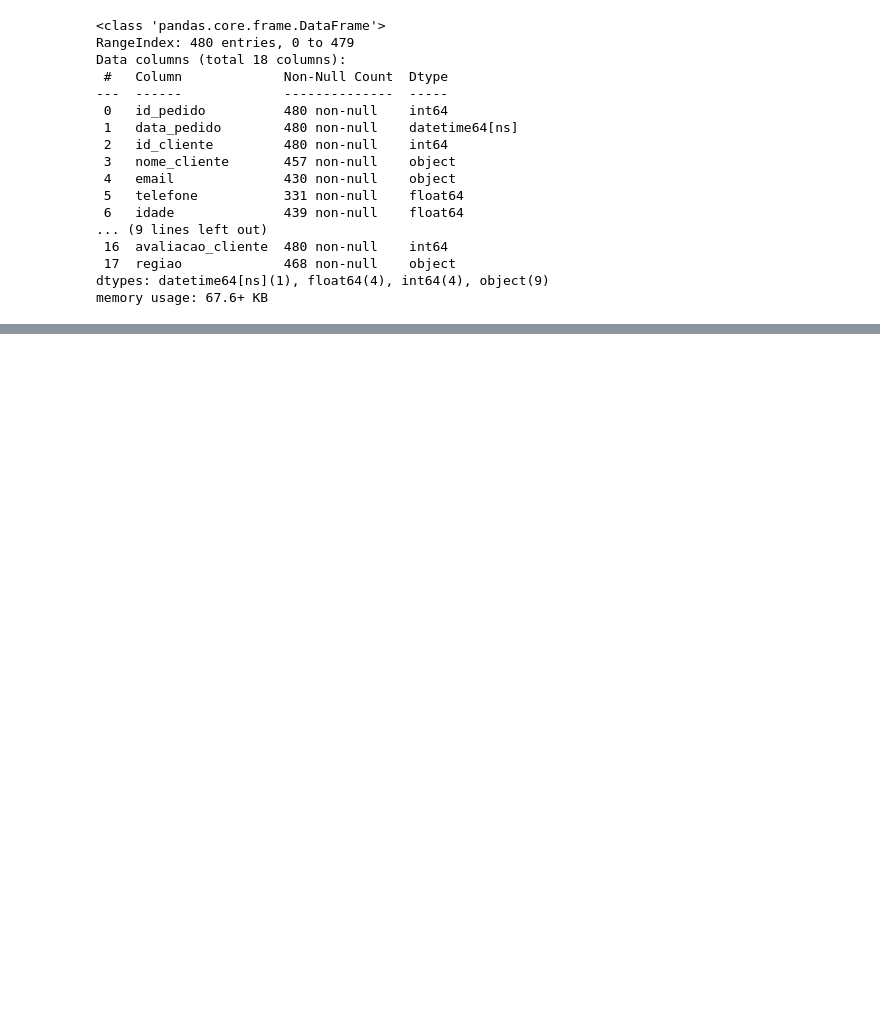
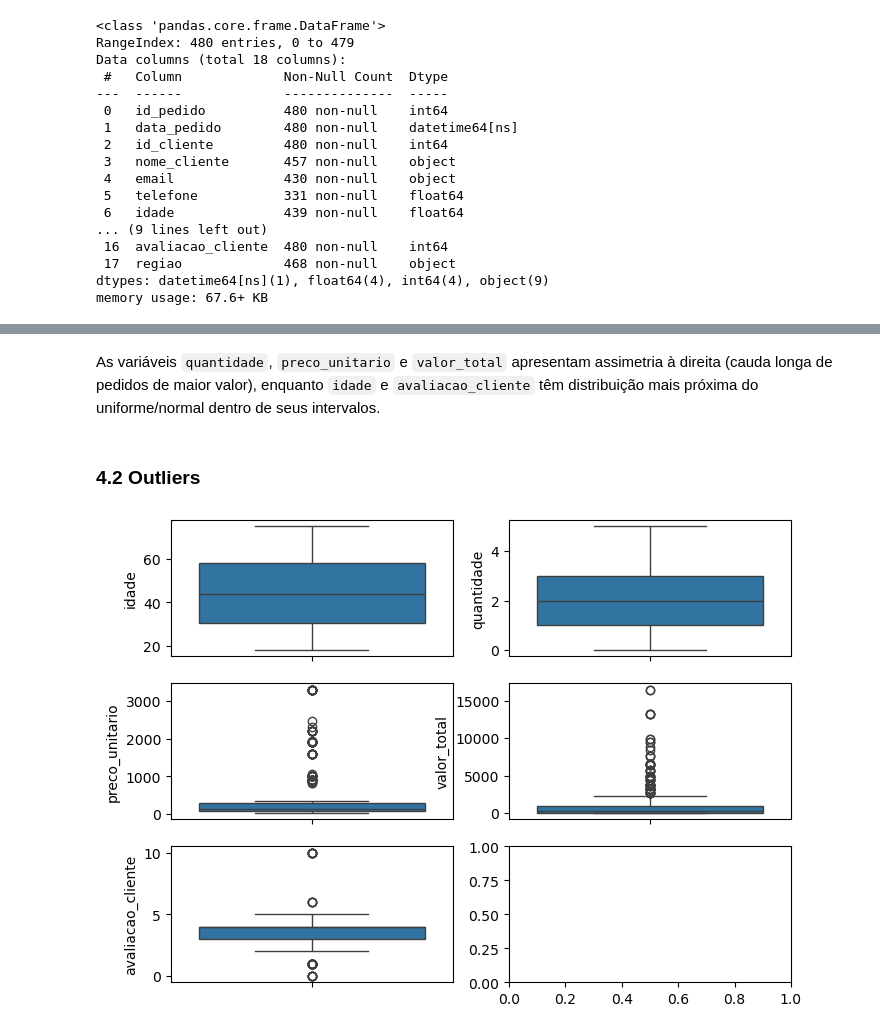
Before and after one commit to Gutembergss/Analise_ecommerce, a Jupyter notebook: projeto_ecommerce_analise.ipynb, the cells around one changed output, grey strips where cells are left out. Drawn from its saved outputs; the diff is of its cells as text; code cells hidden in the pictures; blank space fills up the shorter version.

```diff
--- a/projeto_ecommerce_analise.ipynb
+++ b/projeto_ecommerce_analise.ipynb
@@ -151,0 +119,11 @@ array([[<Axes: title={'center': 'idade'}>,
+# %% [markdown]
+As variáveis `quantidade`, `preco_unitario` e `valor_total` apresentam assimetria à direita (cauda longa de pedidos de maior valor), enquanto `idade` e `avaliacao_cliente` têm distribuição mais próxima do uniforme/normal dentro de seus intervalos.
+# %% [markdown]
+### 4.2 Outliers
+# %%
+fig, axes= plt.subplots(3,2,figsize=(8,6))
+axes=axes.flatten()
+for i,col in enumerate(colum):
+    sns.boxplot(df[col],ax=axes[i])
+# %% [output]
+[figure, added]
```
Also changed, not shown: parts of 66 cells of this notebook, 3 other files.
